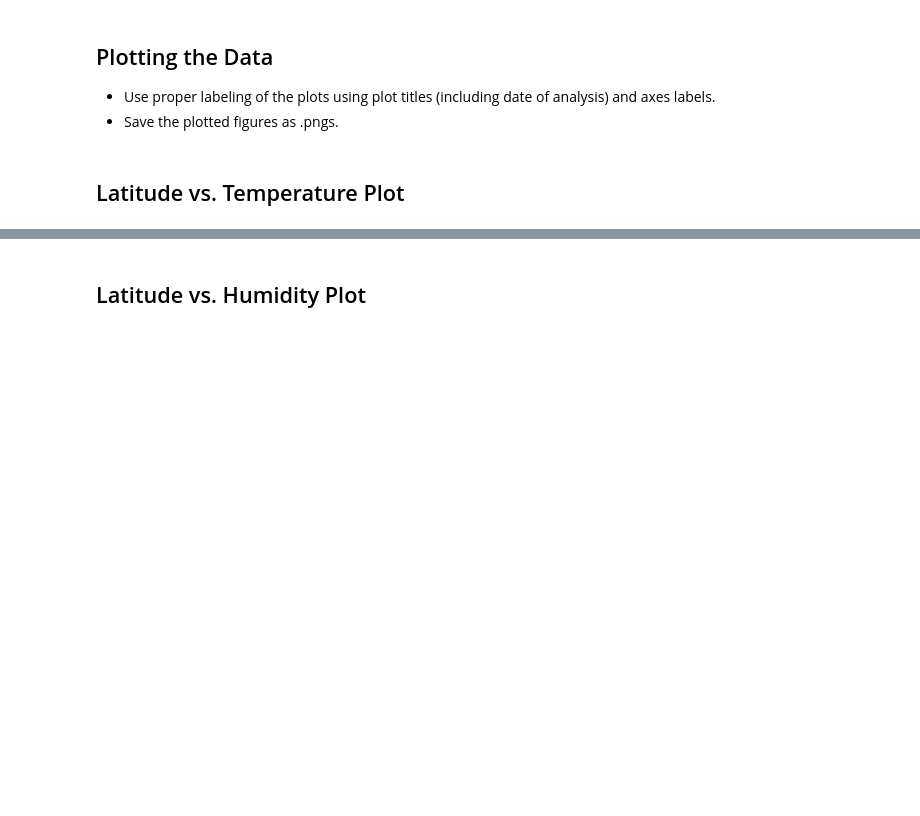
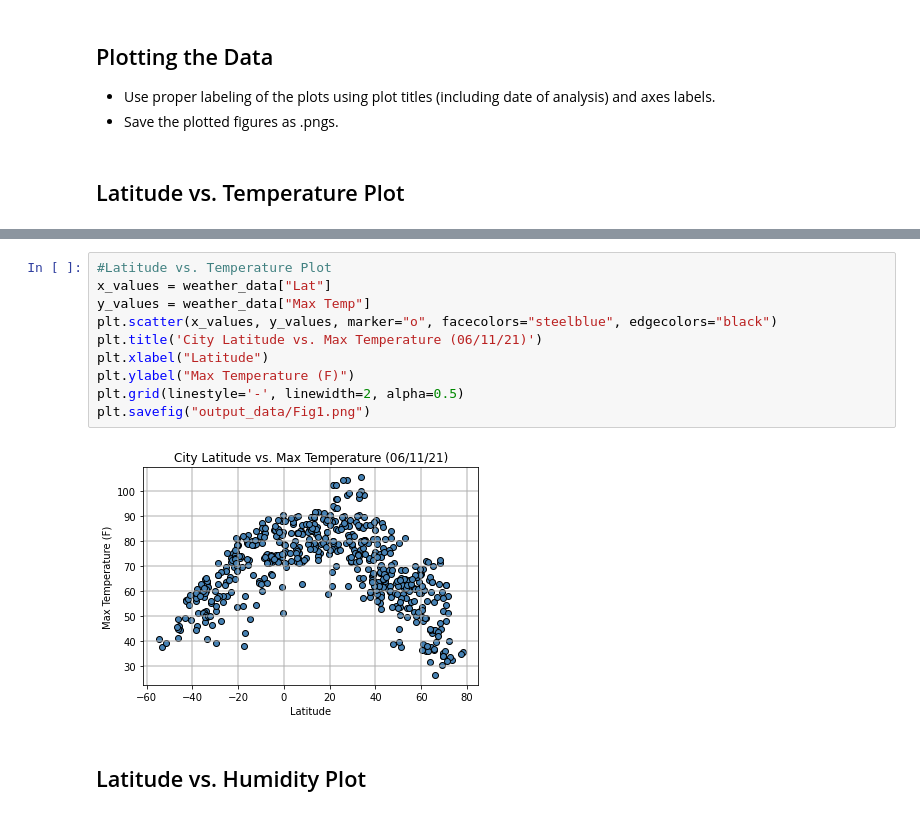
Before and after one commit to emilymmont/python-api-challenge, a Jupyter notebook: WeatherPy/WeatherPy.ipynb, the cells around one changed output, grey strips where cells are left out. Cells and saved outputs as stored; diff of their text form; blank space fills up the shorter version.

```diff
--- a/WeatherPy/WeatherPy.ipynb
+++ b/WeatherPy/WeatherPy.ipynb
@@ -199,2 +156,14 @@ Int64Index([], dtype='int64')
+# %%
+#Latitude vs. Temperature Plot
+x_values = weather_data["Lat"]
+y_values = weather_data["Max Temp"]
+plt.scatter(x_values, y_values, marker="o", facecolors="steelblue", edgecolors="black")
+plt.title('City Latitude vs. Max Temperature (06/11/21)')
+plt.xlabel("Latitude")
+plt.ylabel("Max Temperature (F)")
+plt.grid(linestyle='-', linewidth=2, alpha=0.5)
+plt.savefig("output_data/Fig1.png")
+# %% [output]
+[figure, added]
 # %% [markdown]
 ## Latitude vs. Humidity Plot
```
Also changed, not shown: parts of 32 cells of this notebook.
